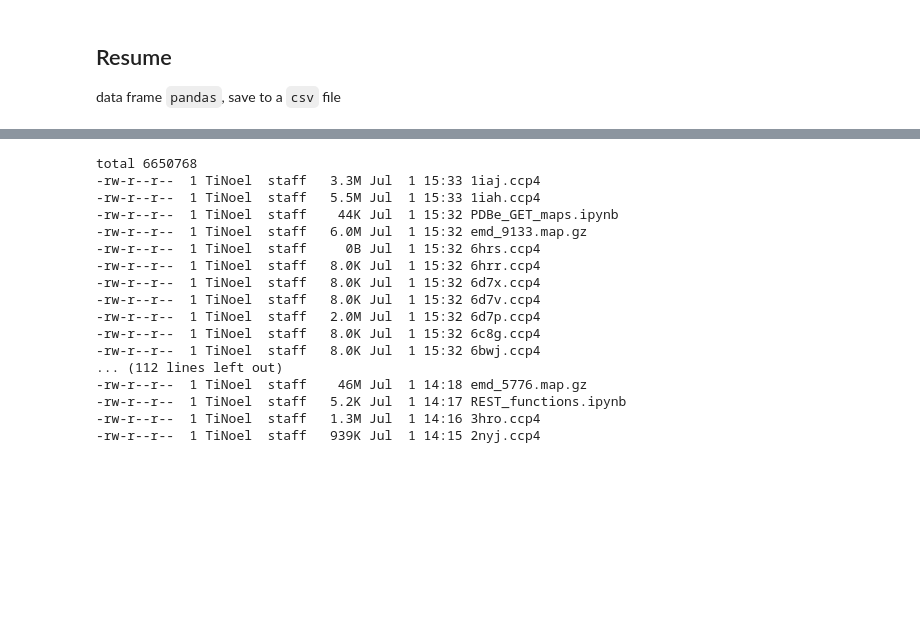
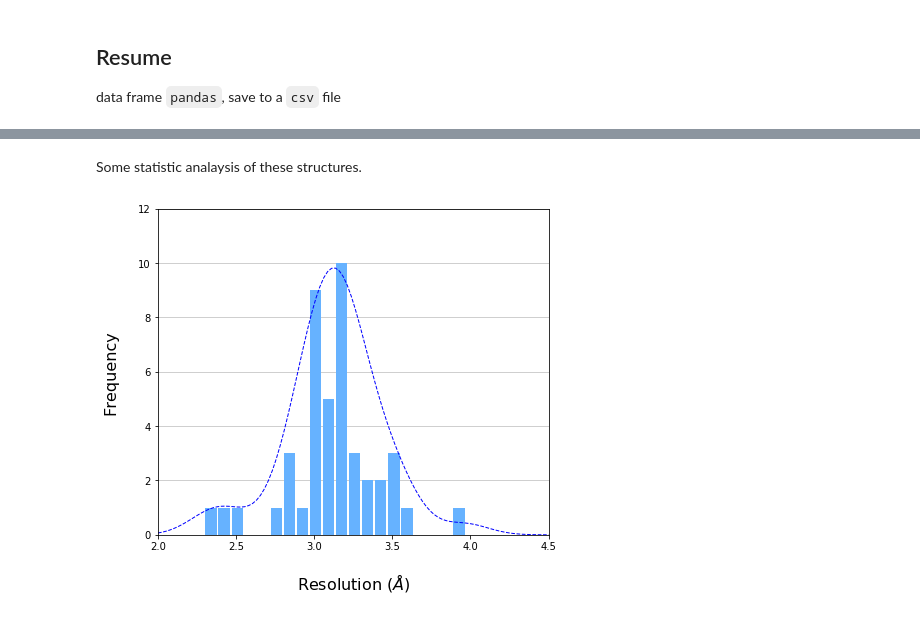
Before and after one commit to alejogiley/pypoc, a Jupyter notebook: examples/experimental_maps.ipynb, the cells around one changed output, grey strips where cells are left out. Saved outputs shown, nothing was run; the diff lists cells and outputs as text; code cells hidden in the pictures; blank space fills up the shorter version.

```diff
--- a/examples/experimental_maps.ipynb
+++ b/examples/experimental_maps.ipynb
@@ -291,21 +273,40 @@ ValueError: Error downloading ftp://ftp.ebi.ac.uk/pub/databases/emdb/structures/
-# %%
-%%bash
-ls -lht
-# %% [output]
-total 6650768
--rw-r--r--  1 TiNoel  staff   3.3M Jul  1 15:33 1iaj.ccp4
--rw-r--r--  1 TiNoel  staff   5.5M Jul  1 15:33 1iah.ccp4
--rw-r--r--  1 TiNoel  staff    44K Jul  1 15:32 PDBe_GET_maps.ipynb
--rw-r--r--  1 TiNoel  staff   6.0M Jul  1 15:32 emd_9133.map.gz
--rw-r--r--  1 TiNoel  staff     0B Jul  1 15:32 6hrs.ccp4
--rw-r--r--  1 TiNoel  staff   8.0K Jul  1 15:32 6hrr.ccp4
--rw-r--r--  1 TiNoel  staff   8.0K Jul  1 15:32 6d7x.ccp4
--rw-r--r--  1 TiNoel  staff   8.0K Jul  1 15:32 6d7v.ccp4
--rw-r--r--  1 TiNoel  staff   2.0M Jul  1 15:32 6d7p.ccp4
--rw-r--r--  1 TiNoel  staff   8.0K Jul  1 15:32 6c8g.ccp4
--rw-r--r--  1 TiNoel  staff   8.0K Jul  1 15:32 6bwj.ccp4
-... (112 lines left out)
--rw-r--r--  1 TiNoel  staff    46M Jul  1 14:18 emd_5776.map.gz
--rw-r--r--  1 TiNoel  staff   5.2K Jul  1 14:17 REST_functions.ipynb
--rw-r--r--  1 TiNoel  staff   1.3M Jul  1 14:16 3hro.ccp4
--rw-r--r--  1 TiNoel  staff   939K Jul  1 14:15 2nyj.ccp4
+# %% [markdown]
+Some statistic analaysis of these structures.
+# %%
+# resolution stats
+stats = data['resolution'].describe()
+
+# distribution of resolutions / deposition dates
+axes = data.hist(column='resolution', bins=20,
+               figsize=(7,6), sharex=True, grid=False,
+               color='#66B2FF', zorder=2, rwidth=0.9)
+# customize
+for x in axes[0]:
+
+    # remove title
+    x.set_title("")
+
+    # set x-axis label
+    x.set_xlabel('Resolution ($\AA$)', labelpad=20, size=16)
+
+    # set y-axis label
+    x.set_ylabel("Frequency", labelpad=20, size=16)
+
+    # draw horizontal axis lines
+    x.grid(axis='y', alpha=0.75)
+
+    x.set_ylim([0,12])
+    x.set_xlim([2.0,4.5])
+
+# kernel density
+bw = 0.15
+kw = bw / stats['std']
+x  = np.linspace(2, 4.5, 100)
+
+kde = gaussian_kde(data['resolution'], bw_method = kw)
+y   = (stats['count'] * bw) * kde.evaluate(x)
+
+plt.plot(x, y, '--', color='blue', linewidth=1)
+plt.show()
+# %% [output]
+[figure, added]
```
Also changed, not shown: parts of 15 cells of this notebook, 1 other file.
